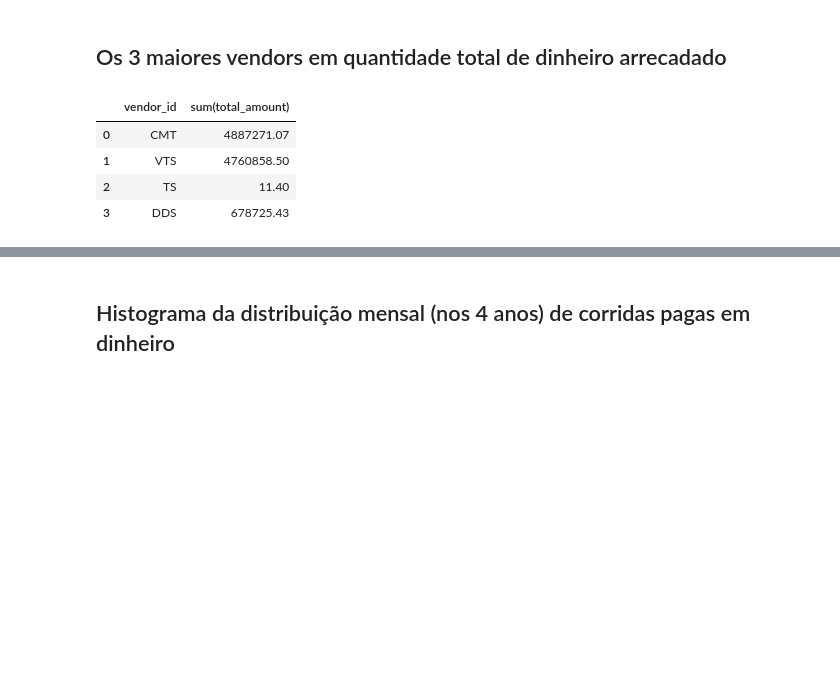
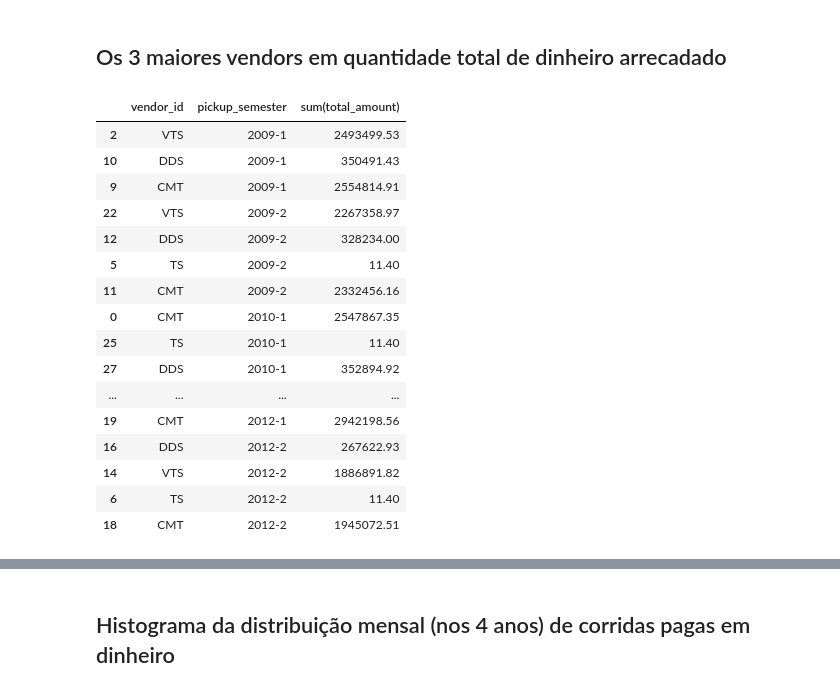
Before and after one commit to gabfr/data-engineering-nanodegree, a Jupyter notebook: explorations/nyc-taxi-challenge.ipynb, the cells around one changed output, grey strips where cells are left out. Cells and saved outputs as stored; diff of their text form; code cells hidden in the pictures; blank space fills up the shorter version.

```diff
--- a/explorations/nyc-taxi-challenge.ipynb
+++ b/explorations/nyc-taxi-challenge.ipynb
@@ -140,21 +141,45 @@ avg_distance.limit(10).toPandas()
 # %% [markdown]
 ## Os 3 maiores vendors em quantidade total de dinheiro arrecadado
-# %%
-from pyspark.sql.functions import (col)
-
-revenue_per_vendor = (
-    trips_df.select(
-        col('vendor_id'),
-        col('total_amount')
-    )
-    .groupBy('vendor_id')
-    .sum()
-)
-
-revenue_per_vendor.toPandas()
-# %% [output]
-|  | vendor_id | sum(total_amount) |
-| 0 | CMT | 4887271.07 |
-| 1 | VTS | 4760858.50 |
-| 2 | TS | 11.40 |
-| 3 | DDS | 678725.43 |
+# %%
+from pyspark.sql.functions import (col)
+from pyspark.sql.types import StringType
+from pyspark.sql.functions import udf
+
+def pickup_semester(yearMonth):
+    return str(yearMonth.year) + '-' + ('1' if yearMonth.month <= 6 else '2')
+
+pickup_semester_udf = udf(pickup_semester, StringType())
+
+revenue_per_vendor = (
+    trips_df
+            .withColumn('pickup_datetime_ts', to_timestamp(col('pickup_datetime'), "yyyy-MM-dd'T'HH:mm:ss"))
+            .withColumn('pickup_semester', pickup_semester_udf(to_date(col('pickup_datetime_ts'), 'yyyy-MM-dd')))
+            .select(
+                col('pickup_semester'),
+                col('vendor_id'),
+                col('total_amount')
+            )
+            .groupBy('vendor_id', 'pickup_semester')
+            .sum()
+)
+
+revenue_per_vendor_pd = revenue_per_vendor.toPandas().sort_values(by=['pickup_semester', 'vendor_id'])
+revenue_per_vendor_pd
+# %% [output]
+|  | vendor_id | pickup_semester | sum(total_amount) |
+| 2 | VTS | 2009-1 | 2493499.53 |
+| 10 | DDS | 2009-1 | 350491.43 |
+| 9 | CMT | 2009-1 | 2554814.91 |
+| 22 | VTS | 2009-2 | 2267358.97 |
+| 12 | DDS | 2009-2 | 328234.00 |
+| 5 | TS | 2009-2 | 11.40 |
+| 11 | CMT | 2009-2 | 2332456.16 |
+| 0 | CMT | 2010-1 | 2547867.35 |
+| 25 | TS | 2010-1 | 11.40 |
+| 27 | DDS | 2010-1 | 352894.92 |
+| ... | ... | ... | ... |
+| 19 | CMT | 2012-1 | 2942198.56 |
+| 16 | DDS | 2012-2 | 267622.93 |
+| 14 | VTS | 2012-2 | 1886891.82 |
+| 6 | TS | 2012-2 | 11.40 |
+| 18 | CMT | 2012-2 | 1945072.51 |
```
Also changed, not shown: parts of 4 cells of this notebook.
